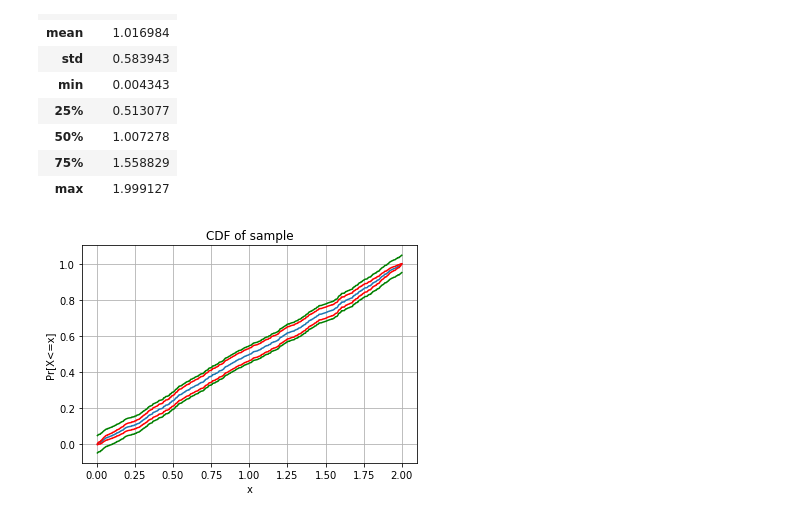
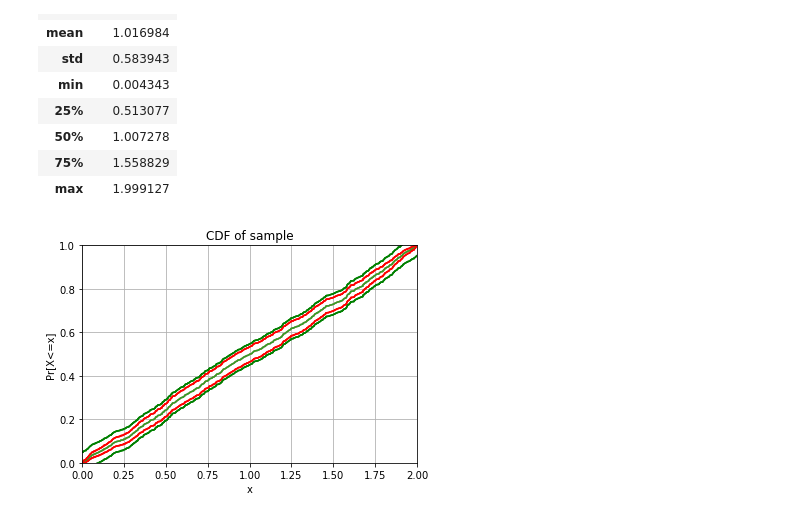
Before and after one commit to tonmoycsedu/Sample-CDF-Exploration, a Jupyter notebook: hw3.ipynb, the cells around one changed output. Saved outputs shown, nothing was run; the diff lists cells and outputs as text; code cells hidden in the pictures.

```diff
--- a/hw3.ipynb
+++ b/hw3.ipynb
@@ -164,23 +186,25 @@ data.describe()
 # %%
 s = [3,1,7]
 key, cdf = cal_cdf(data['x'].tolist())
 upper_norm_CI, lower_norm_CI = cal_normal_CI(cdf)
 upper_DKW_CI, lower_DKW_CI = cal_DKW_CI(cdf)
 
 #plt.figure(figsize=(20,20))
 plt.figure('Cumulative Distribution')
 plt.plot(key,cdf)
 
 plt.plot(key,upper_norm_CI,color='red')
 plt.plot(key,lower_norm_CI,color='red')
 
 plt.plot(key,upper_DKW_CI,color='green')
 plt.plot(key,lower_DKW_CI,color='green')
 
 plt.xlabel('x')
 plt.ylabel('Pr[X<=x]')
 plt.title('CDF of sample')
+plt.xlim(0,2)
+plt.ylim(0,1)
 plt.grid()
 plt.show()
 # %% [output]
-[figure, old version]
+[figure, new version]
```
Also changed, not shown: parts of 9 cells of this notebook.
